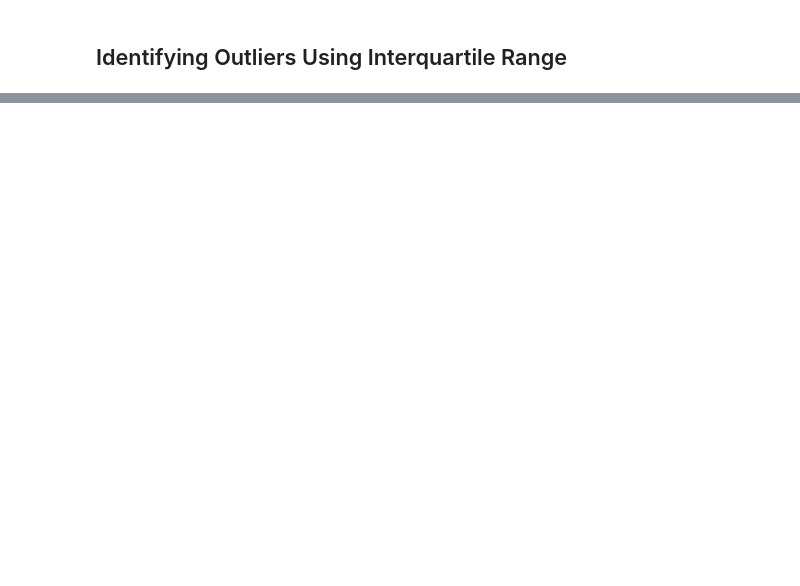
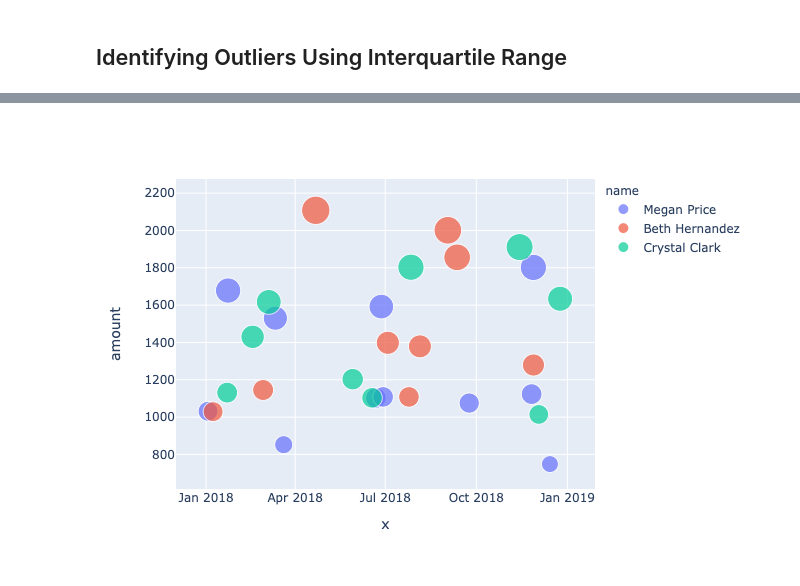
Before and after one commit to Kowsi/Fraudulent-Transaction-SQL, a Jupyter notebook: Starter_Files/challenge.ipynb, the cells around one changed output, grey strips where cells are left out. Saved outputs shown, nothing was run; the diff lists cells and outputs as text; code cells hidden in the pictures; blank space fills up the shorter version.

```diff
--- a/Starter_Files/challenge.ipynb
+++ b/Starter_Files/challenge.ipynb
@@ -17,0 +20,20 @@ engine = create_engine("postgresql://postgres:postgres@localhost:5432/fraud_dete
+# %%
+#Get the details from the database
+def execute_query(query):
+    return pd.read_sql(sql=query, con=engine, index_col='date', parse_dates='date')
+
+#Returns transactions happened during 7.00 AM to 9.00 AM
+def fradulent_transaction_time(df):
+
+    start = datetime.time(7,0,0)
+    end = datetime.time(9,0,0)
+
+    return df.between_time(start, end).sort_values('amount', ascending=False).head(100)
+# %%
+query = 'SELECT a.id, a.name, b.card, c.id as transaction_id, c.date, c.amount, c.id_merchant, e.name as "category" \
+         FROM public.card_holder a, public.credit_card b, public.transaction c, public.merchant d, public.merchant_category e \
+         WHERE a.id = b.id_card_holder AND b.card=c.card AND c.id_merchant=d.id AND d.id_merchant_category=e.id'
+
+transaction_df = execute_query(query)
+
+transaction_df
@@ -23,0 +90,14 @@ engine = create_engine("postgresql://postgres:postgres@localhost:5432/fraud_dete
+# %%
+# code a function to identify outliers based on interquartile range
+
+# calculate interquartile range
+q25, q75 = percentile(transaction_df['amount'], 25), percentile(transaction_df['amount'], 75)
+iqr = q75 - q25
+print('Percentiles: 25th=%.3f, 75th=%.3f, IQR=%.3f' % (q25, q75, iqr))
+# calculate the outlier cutoff
+cut_off = iqr * 1.5
+lower, upper = q25 - cut_off, q75 + cut_off
+
+# identify outliers
+outliner_iqr = transaction_df[(transaction_df['amount'] < lower) | (transaction_df['amount'] > upper)]
+outliner_iqr.head()
@@ -23,0 +113,11 @@ engine = create_engine("postgresql://postgres:postgres@localhost:5432/fraud_dete
+# %%
+# find anomalous transactions for 3 random card holders
+suspectful_card_holders = outliner_iqr.groupby('id')['amount'].sum().nlargest(3).index.tolist()
+
+anomalous_transactions=outliner.loc[outliner_iqr['id'].isin(suspectful_card_holders)]
+
+
+px.scatter(anomalous_transactions, x=anomalous_transactions.index, y='amount', color="name",
+                 size='amount')
+# %% [output]
+[figure, added]
```
Also changed, not shown: parts of 11 cells of this notebook, 1 other file.
